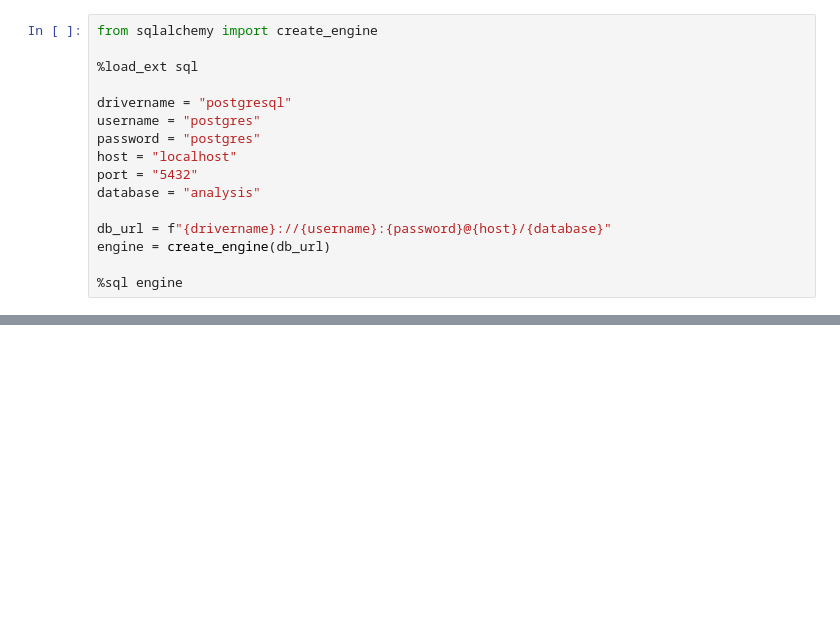
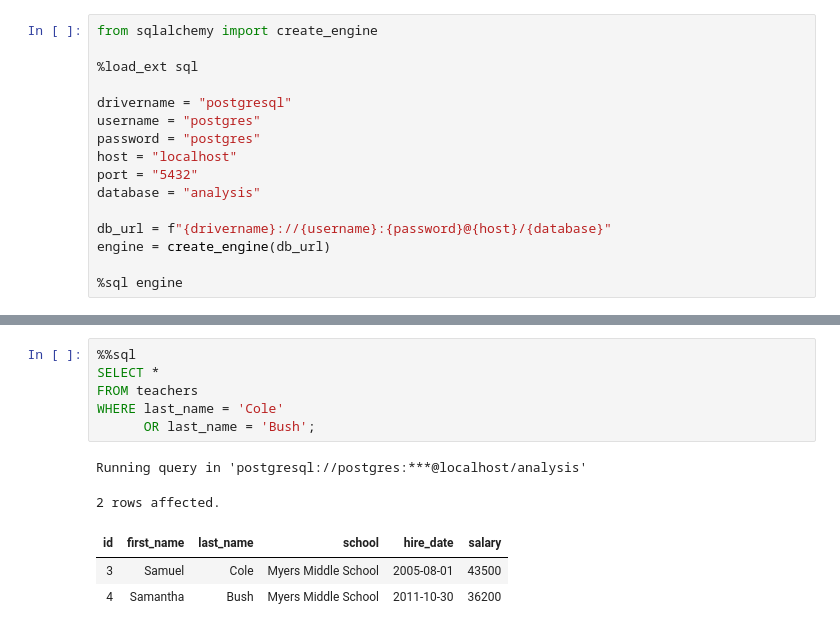
Before and after one commit to sulgg/g89, a Jupyter notebook: src/anthony_debarros/ch03.ipynb, the cells around one changed output, grey strips where cells are left out. Saved outputs shown, nothing was run; the diff lists cells and outputs as text; blank space fills up the shorter version.

```diff
--- a/src/anthony_debarros/ch03.ipynb
+++ b/src/anthony_debarros/ch03.ipynb
@@ -72,0 +220,12 @@ Running query in 'postgresql://postgres:***@localhost/analysis'
+# %%
+%%sql
+SELECT *
+FROM teachers
+WHERE last_name = 'Cole'
+      OR last_name = 'Bush';
+# %% [output]
+Running query in 'postgresql://postgres:***@localhost/analysis'
+2 rows affected.
+| id | first_name | last_name | school | hire_date | salary |
+| 3 | Samuel | Cole | Myers Middle School | 2005-08-01 | 43500 |
+| 4 | Samantha | Bush | Myers Middle School | 2011-10-30 | 36200 |
```
Also changed, not shown: parts of 20 cells of this notebook.
